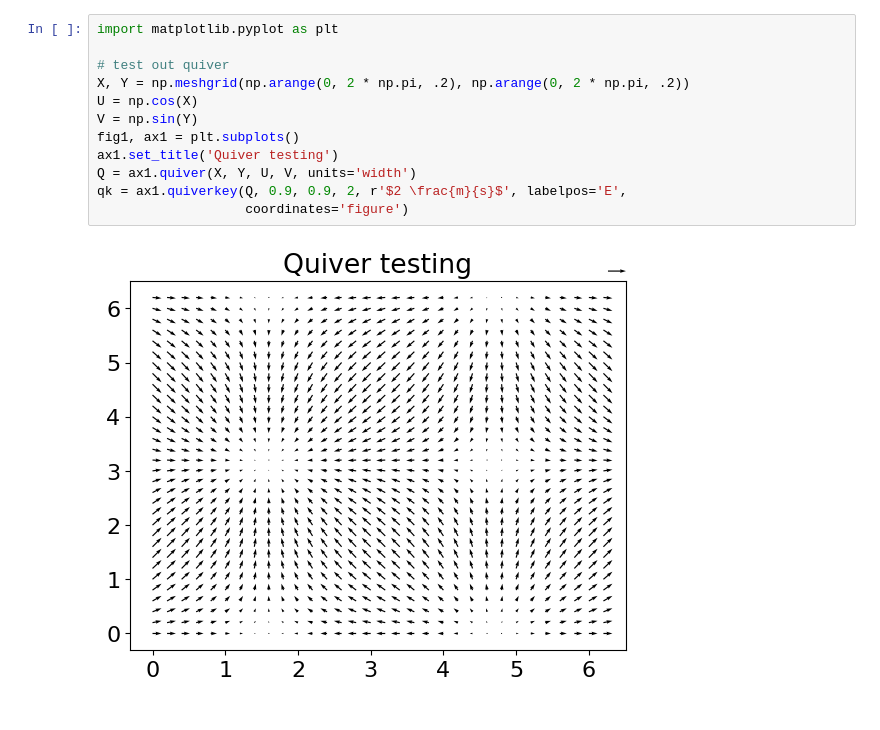
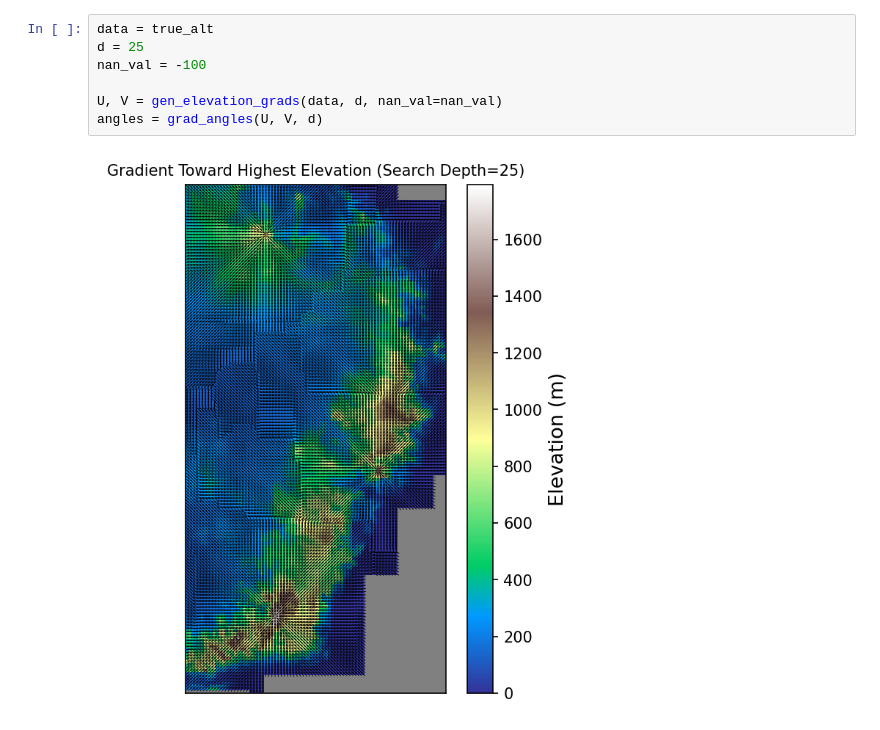
Before and after one commit to jyhong05/CFL_Research, a Jupyter notebook: altitude_extraction/get_elev_gradients.ipynb, the cells around one changed output. Cells and saved outputs as stored; diff of their text form.

```diff
--- a/altitude_extraction/get_elev_gradients.ipynb
+++ b/altitude_extraction/get_elev_gradients.ipynb
@@ -42,14 +39,9 @@ plt.show()
-# %%
-import matplotlib.pyplot as plt
-
-# test out quiver
-X, Y = np.meshgrid(np.arange(0, 2 * np.pi, .2), np.arange(0, 2 * np.pi, .2))
-U = np.cos(X)
-V = np.sin(Y)
-fig1, ax1 = plt.subplots()
-ax1.set_title('Quiver testing')
-Q = ax1.quiver(X, Y, U, V, units='width')
-qk = ax1.quiverkey(Q, 0.9, 0.9, 2, r'$2 \frac{m}{s}$', labelpos='E',
-                   coordinates='figure')
-# %% [output]
-[figure, removed]
+# %%
+data = true_alt
+d = 25
+nan_val = -100
+
+U, V = gen_elevation_grads(data, d, nan_val=nan_val)
+angles = grad_angles(U, V, d)
+# %% [output]
+[figure, added]
```
Also changed, not shown: parts of 4 cells of this notebook, 25 other files.
